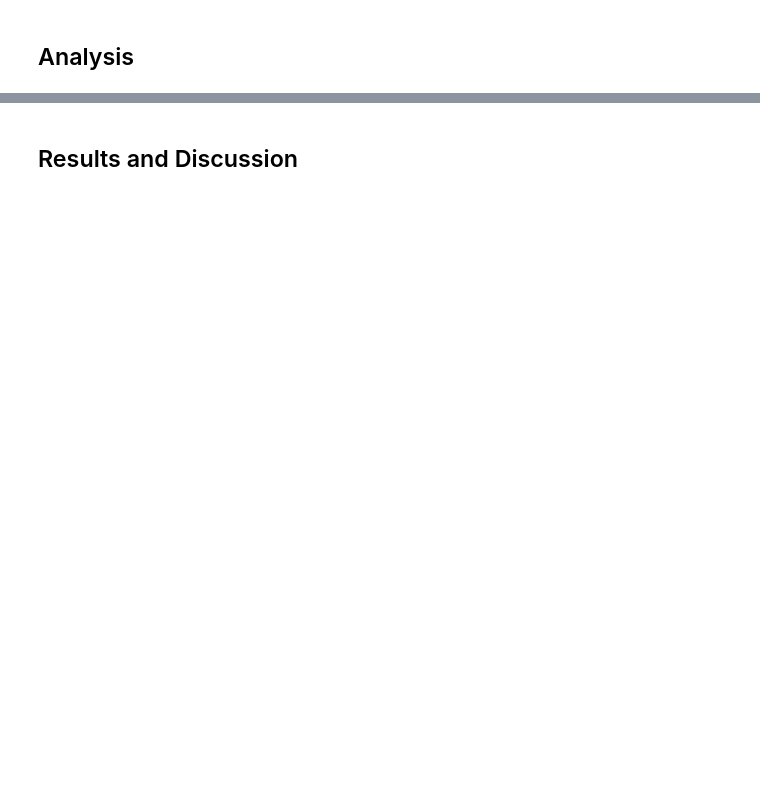
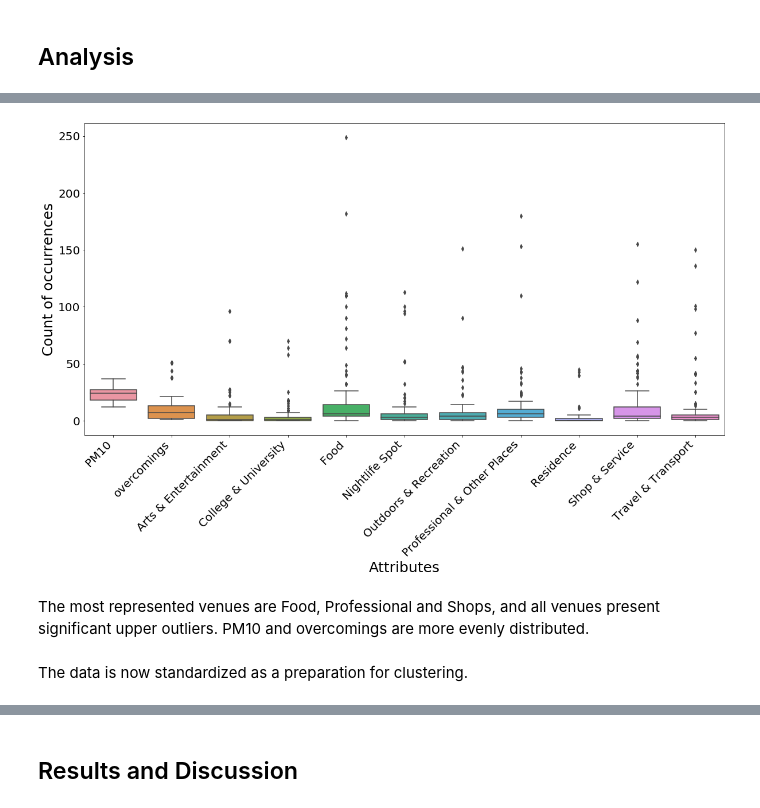
Before and after one commit to daydreamer76/Coursera_Capstone, a Jupyter notebook: Capstone_Project_Notebook.ipynb, the cells around one changed output, grey strips where cells are left out. Saved outputs shown, nothing was run; the diff lists cells and outputs as text; code cells hidden in the pictures; blank space fills up the shorter version.

```diff
--- a/Capstone_Project_Notebook.ipynb
+++ b/Capstone_Project_Notebook.ipynb
@@ -1140,0 +1258,10 @@ df_stations_coord_pop_poll.head(200)
+# %%
+#loading stations from the excel
+
+# source filepath
+filepath = "stations_venues.xls"
+
+# populating the dataframe
+df_stations = pd.read_excel(filepath)
+df_stations = df_stations.drop('Unnamed: 0', axis=1)
+df_stations.head(200)
@@ -1140,0 +1325,2 @@ df_stations_coord_pop_poll.head(200)
+# %%
+df_stations = df_stations.drop(['Event'], axis=1)
@@ -1140,0 +1336,22 @@ df_stations_coord_pop_poll.head(200)
+# %%
+import matplotlib.pyplot as plt
+import seaborn as sns
+
+plt.figure(figsize=(20, 10))
+plt.xticks(rotation='vertical')
+sns.boxplot
+
+df_stations_copy = df_stations.drop(['population', 'density','latitude','longitude'], axis=1)
+ax = sns.boxplot(data = df_stations_copy)
+ax.set_ylabel('Count of occurrences', fontsize=25)
+ax.set_xlabel('Attributes', fontsize=25)
+ax.tick_params(labelsize=20)
+plt.xticks(rotation=45, ha='right')
+
+plt.show()
+# %% [output]
+[figure, added]
+# %% [markdown]
+The most represented venues are Food, Professional and Shops, and all venues present significant upper outliers. PM10 and overcomings are more evenly distributed.
+# %% [markdown]
+The data is now standardized as a preparation for clustering.
```
Also changed, not shown: parts of 42 cells of this notebook.
